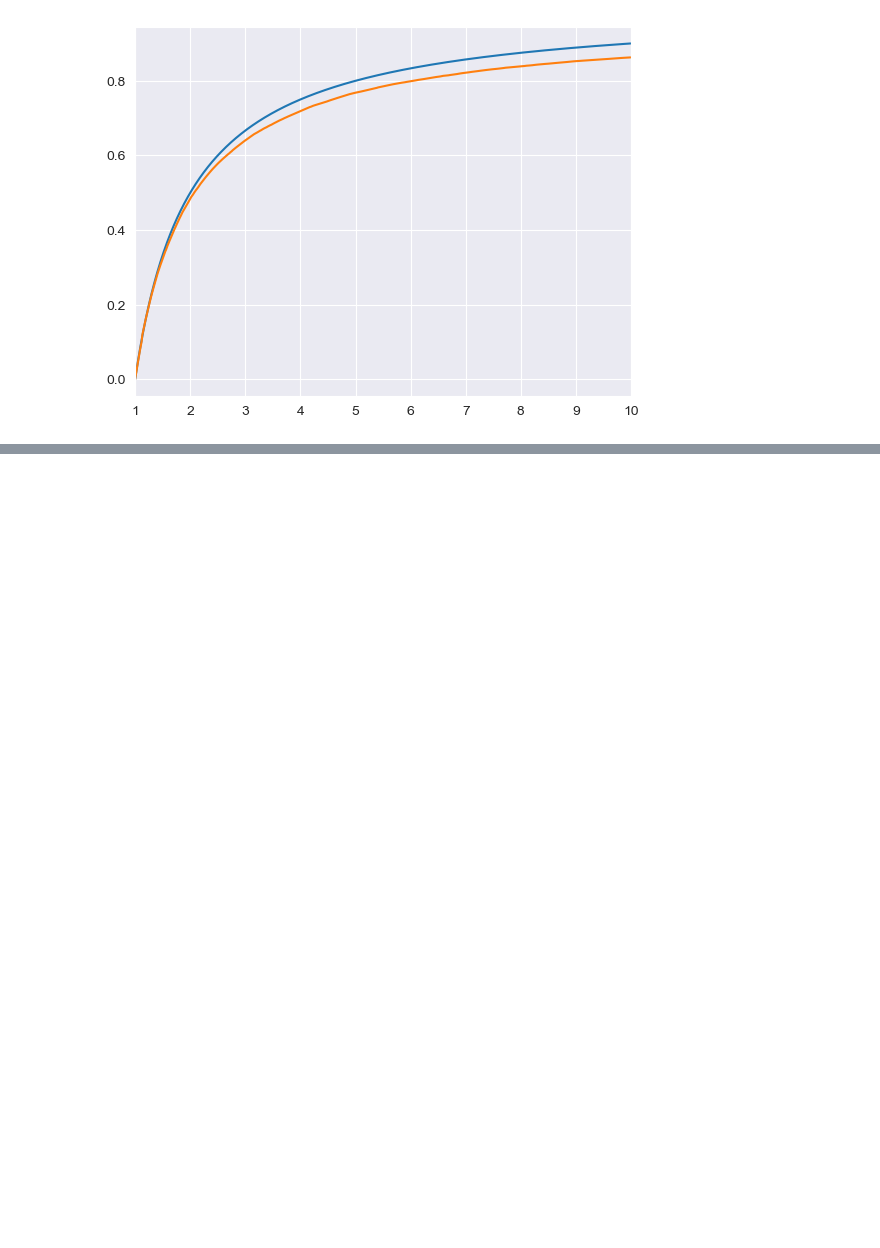
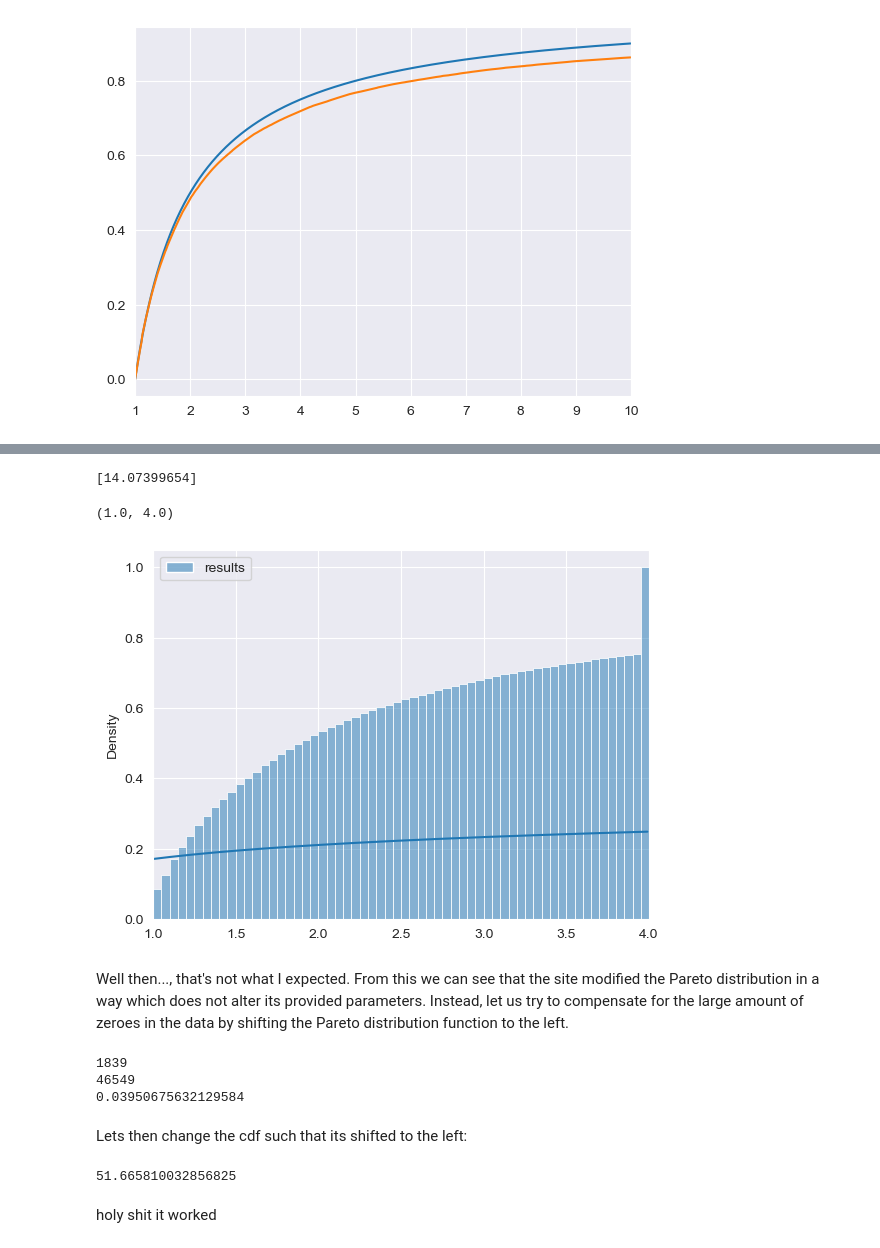
Before and after one commit to agctute/csgocrashedge, a Jupyter notebook: visualizations.ipynb, the cells around one changed output, grey strips where cells are left out. Saved outputs shown, nothing was run; the diff lists cells and outputs as text; code cells hidden in the pictures; blank space fills up the shorter version.

Commit message:
finished AD tests and other stuff

```diff
--- a/visualizations.ipynb
+++ b/visualizations.ipynb
@@ -36,13 +42,11 @@ def func(x):
 # %%
-cut_data = df_data
+cut_data = df_data.copy(deep=True)
 # Apply upper limit so that the histogram doesn't stretch out too much
 cut_data.loc[df_data['results'] > 10] = 10
+
 sns.histplot(cut_data, kde=False, cumulative=True, stat='density', binwidth=0.05)
 plt.plot(np.arange(1, 10, 0.01), func(np.arange(1, 10, 0.01)))
 plt.xlim(1, 10)
-# plt.yticks(np.arange(0, 1, 0.05))
-# sns.histplot(df_data, kde=False, cumulative=False, stat='probability', binwidth=0.05)
-# sns.kdeplot(df_data)
 # %% [output]
 (1.0, 10.0)
 [figure]
@@ -51,15 +55,12 @@ Here I have plotted the cumulative distribution function of the gambling data wi
 
 Now notice that the histogram of the crash data lies slightly above the Pareto distribution curve. This would be typical for the results of a game of chance with a slight house edge, as the curve represents the percent of values in the data that lie below the specified x value. Let's reduce the domain of the graph to observe this difference closer.
 # %%
-cut_data = df_data
 # Apply upper limit so that the histogram doesn't stretch out too much
 cut_data.loc[df_data['results'] > 4] = 4
+
 sns.histplot(cut_data, kde=False, cumulative=True, stat='density', binwidth=0.05)
 plt.plot(np.arange(1, 4, 0.01), func(np.arange(1, 4, 0.01)))
 plt.xlim(1, 4)
-# plt.yticks(np.arange(0, 1, 0.05))
-# sns.histplot(df_data, kde=False, cumulative=False, stat='probability', binwidth=0.05)
-# sns.kdeplot(df_data)
 # %% [output]
 (1.0, 4.0)
 [figure]
@@ -86,0 +130,67 @@ plt.xlim(1, 10)
+# %%
+# generalized Pareto distribution given a shape
+def pareto(x, xi):
+    return np.power(xi*x, -(xi+1)/xi)
+
+# log-likelihood of a certain shape (xi) given points of data
+def log_likelihood(x, xi):
+    return np.sum(np.log(pareto(x, xi)))
+
+# Note in the above functions are written to allow for vectorized operations
+
+# derivative of log-likelihood in terms of xi with the first term removed
+def deriv_log_likelihood_truncated(x, xi):
+    return -len(x)*xi + len(x) * np.log(xi) - len(x) + np.sum(x)
+# %%
+def func(xi):
+    return deriv_log_likelihood_truncated(dat, xi)
+
+best_xi = fsolve(func, np.array([1.2]))
+print(best_xi)
+# %% [output]
+[14.07399654]
+# %%
+def cumulative_pareto(x, xi):
+    return 1 - np.power(xi*x, -1/xi)
+
+sns.histplot(cut_data, kde=False, cumulative=True, stat='density', binwidth=0.05)
+plt.plot(np.arange(1, 4, 0.01), cumulative_pareto(np.arange(1, 4, 0.01), best_xi))
+plt.xlim(1, 4)
+# %% [output]
+(1.0, 4.0)
+[figure, added]
+# %% [markdown]
+Well then..., that's not what I expected. From this we can see that the site modified the Pareto distribution in a way which does not alter its provided parameters. Instead, let us try to compensate for the large amount of zeroes in the data by shifting the Pareto distribution function to the left.
+# %%
+print(np.count_nonzero(dat == 0))
+print(len(dat))
+print(np.count_nonzero(dat == 0) / len(dat))
+# %% [output]
+1839
+46549
+0.03950675632129584
+# %% [markdown]
+Lets then change the cdf such that its shifted to the left:
+# %%
+def cdf_func_adjusted(x):
+    return 1-1/(x+0.0395)
+
+copied_data = dat.copy()
+copied_data = np.sort(copied_data)
+# Calculating each term in S for the AD test statistic A^2 = -N - S
+data_size = len(copied_data)
+
+# In order to prevent a divide by zero error when taking the log, we must adjust all values of 1 to be minutely higher
+copied_data[copied_data <= 1] = 1.000001
+
+S = np.empty(data_size)
+for i in range(data_size):
+    if copied_data[i] == 0 or copied_data[data_size - i - 1] == 0: break
+    S[i] = (2*i)/data_size*(np.log(cdf_func_adjusted(copied_data[i])) + np.log(1-cdf_func_adjusted(copied_data[data_size-i-1])))
+
+A_squared = -data_size - np.sum(S)
+print(A_squared)
+# %% [output]
+51.665810032856825
+# %% [markdown]
+holy shit it worked
```
Also changed, not shown: parts of 10 cells of this notebook.
